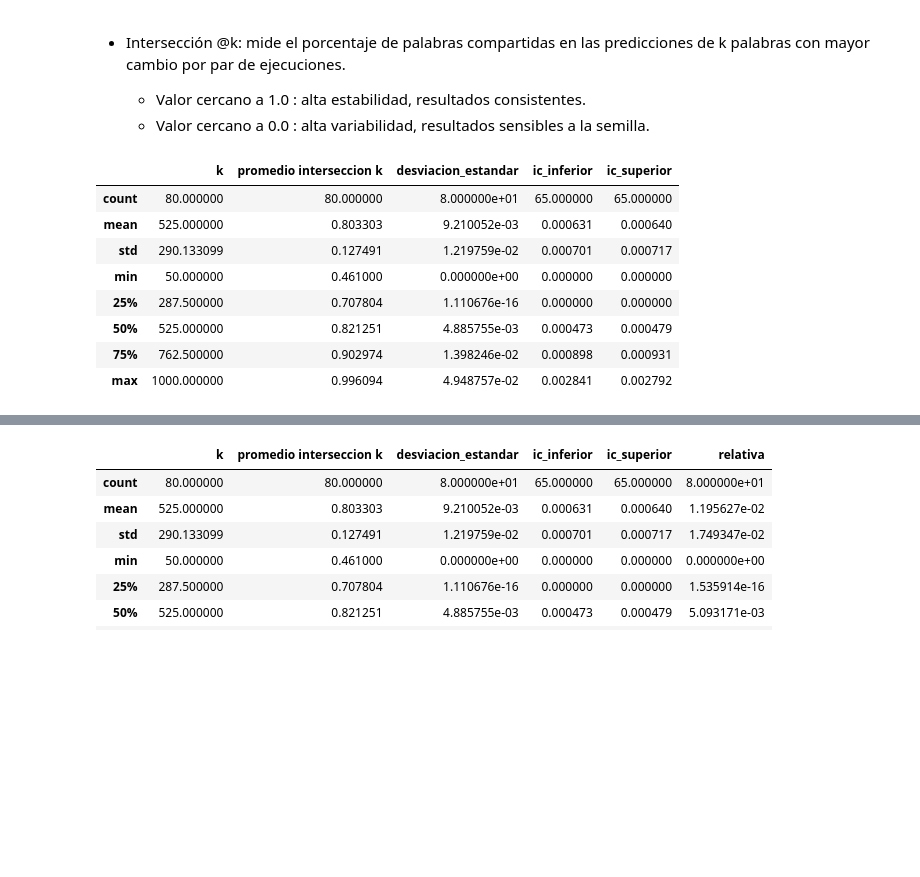
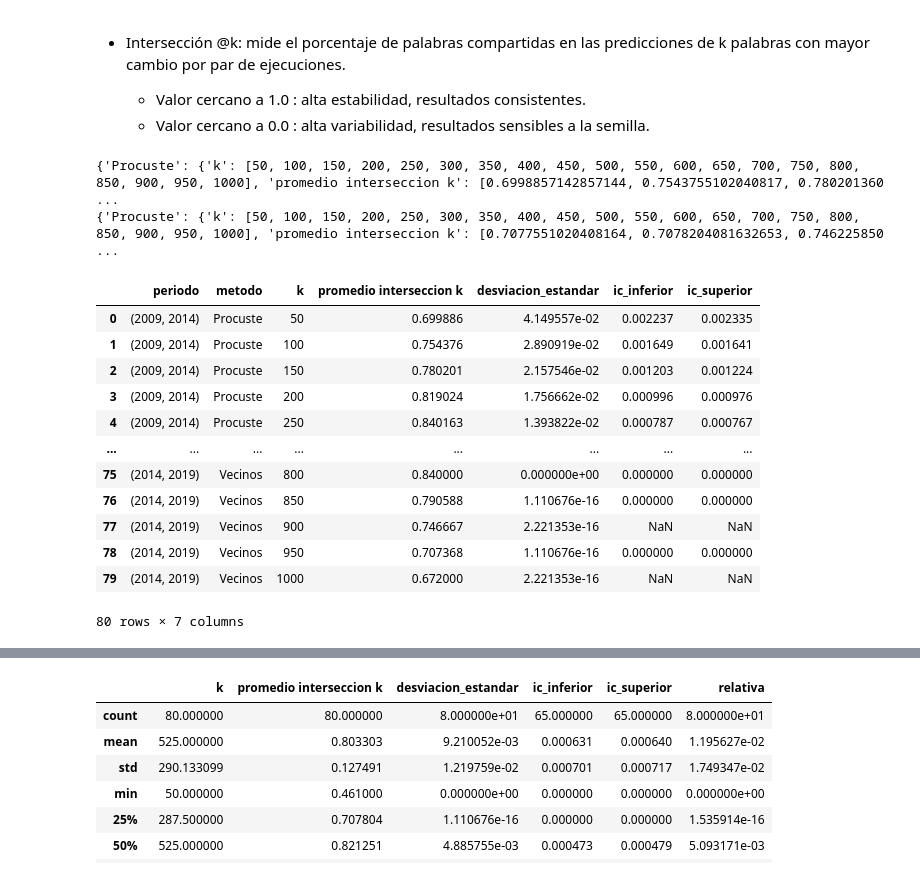
Before and after one commit to AmaliaGuaymasCanavire/iamas_iniciativasleg_salud, a Jupyter notebook: src/notebooks/4.2evaluar_cuantitativa_bars_cuali-v2.ipynb, the cells around one changed output, grey strips where cells are left out. Saved outputs shown, nothing was run; the diff lists cells and outputs as text; code cells hidden in the pictures; blank space fills up the shorter version.

```diff
--- a/src/notebooks/4.2evaluar_cuantitativa_bars_cuali-v2.ipynb
+++ b/src/notebooks/4.2evaluar_cuantitativa_bars_cuali-v2.ipynb
@@ -279,38 +210,46 @@ NN
 # %%
 #estab_df = pd.DataFrame.from_dict(estabilidad_k, orient="columns")
 #display(estab_df)
 
 filas = []
 
 for periodo, metodos in estabilidad_k.items():
+    print(metodos)
     for metodo, datos in metodos.items():
         for i in range(0,len(datos['k'])):
+
             filas.append({
                 'periodo': periodo,
                 'metodo': metodo,
                 'k': datos['k'][i],
                 'promedio interseccion k': datos['promedio interseccion k'][i],
                 'desviacion_estandar': datos['std'][i],
                 'ic_inferior': datos['ic_inf'][i],
                 'ic_superior': datos['ic_sup'][i]
                 #'errores inferiores': datos['errores inferiores'][i],
                 #'errores superiores': datos['errores superiores'][i]
             })
 
 # Crear DataFrame
 estab_df = pd.DataFrame(filas)
 estab_df.to_csv(modelo_dir+'/promedio_interseccion_k.csv',index=False)
-estab_df.describe()
+estab_df
 # %% [output]
+{'Procuste': {'k': [50, 100, 150, 200, 250, 300, 350, 400, 450, 500, 550, 600, 650, 700, 750, 800, 850, 900, 950, 1000], 'promedio interseccion k': [0.6998857142857144, 0.7543755102040817, 0.780201360 ...
+{'Procuste': {'k': [50, 100, 150, 200, 250, 300, 350, 400, 450, 500, 550, 600, 650, 700, 750, 800, 850, 900, 950, 1000], 'promedio interseccion k': [0.7077551020408164, 0.7078204081632653, 0.746225850 ...
-|  | k | promedio interseccion k | desviacion_estandar | ic_inferior | ic_superior |
-| count | 80.000000 | 80.000000 | 8.000000e+01 | 65.000000 | 65.000000 |
-| mean | 525.000000 | 0.803303 | 9.210052e-03 | 0.000631 | 0.000640 |
-| std | 290.133099 | 0.127491 | 1.219759e-02 | 0.000701 | 0.000717 |
-| min | 50.000000 | 0.461000 | 0.000000e+00 | 0.000000 | 0.000000 |
-| 25% | 287.500000 | 0.707804 | 1.110676e-16 | 0.000000 | 0.000000 |
-| 50% | 525.000000 | 0.821251 | 4.885755e-03 | 0.000473 | 0.000479 |
-| 75% | 762.500000 | 0.902974 | 1.398246e-02 | 0.000898 | 0.000931 |
-| max | 1000.000000 | 0.996094 | 4.948757e-02 | 0.002841 | 0.002792 |
+|  | periodo | metodo | k | promedio interseccion k | desviacion_estandar | ic_inferior | ic_superior |
+| 0 | (2009, 2014) | Procuste | 50 | 0.699886 | 4.149557e-02 | 0.002237 | 0.002335 |
+| 1 | (2009, 2014) | Procuste | 100 | 0.754376 | 2.890919e-02 | 0.001649 | 0.001641 |
+| 2 | (2009, 2014) | Procuste | 150 | 0.780201 | 2.157546e-02 | 0.001203 | 0.001224 |
+| 3 | (2009, 2014) | Procuste | 200 | 0.819024 | 1.756662e-02 | 0.000996 | 0.000976 |
+| 4 | (2009, 2014) | Procuste | 250 | 0.840163 | 1.393822e-02 | 0.000787 | 0.000767 |
+| ... | ... | ... | ... | ... | ... | ... | ... |
+| 75 | (2014, 2019) | Vecinos | 800 | 0.840000 | 0.000000e+00 | 0.000000 | 0.000000 |
+| 76 | (2014, 2019) | Vecinos | 850 | 0.790588 | 1.110676e-16 | 0.000000 | 0.000000 |
+| 77 | (2014, 2019) | Vecinos | 900 | 0.746667 | 2.221353e-16 | NaN | NaN |
+| 78 | (2014, 2019) | Vecinos | 950 | 0.707368 | 1.110676e-16 | 0.000000 | 0.000000 |
+| 79 | (2014, 2019) | Vecinos | 1000 | 0.672000 | 2.221353e-16 | NaN | NaN |
+80 rows × 7 columns
 # %%
 estab_df.dropna(subset=['ic_inferior', 'ic_superior']).sort_values('desviacion_estandar')
 # %% [output]
```
Also changed, not shown: parts of 4 cells of this notebook, 4 other files.
